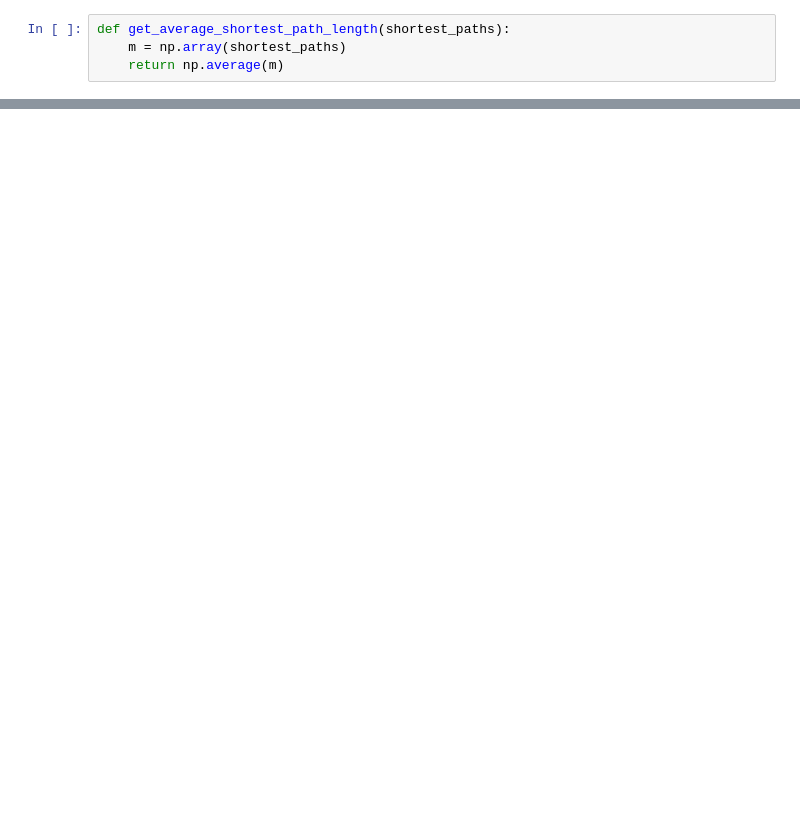
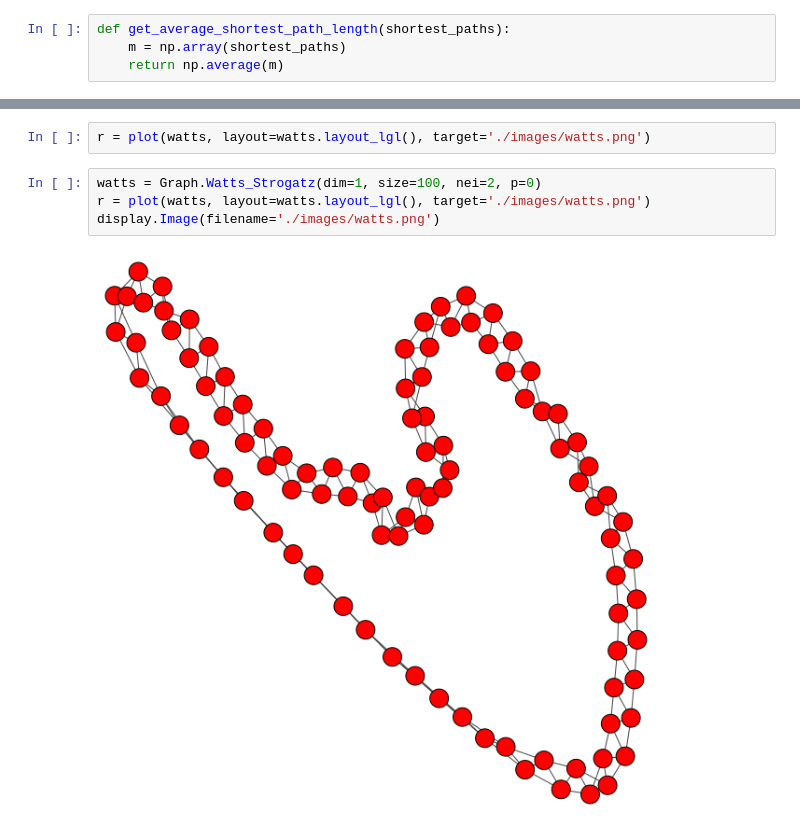
Before and after one commit to josepdecid/CAIM-FIB, a Jupyter notebook: S7/Untitled.ipynb, the cells around one changed output, grey strips where cells are left out. Saved outputs shown, nothing was run; the diff lists cells and outputs as text; blank space fills up the shorter version.

```diff
--- a/S7/Untitled.ipynb
+++ b/S7/Untitled.ipynb
@@ -33,0 +36,8 @@ plt.plot(p_list + [0], results, 'o')
+# %%
+r = plot(watts, layout=watts.layout_lgl(), target='./images/watts.png')
+# %%
+watts = Graph.Watts_Strogatz(dim=1, size=100, nei=2, p=0)
+r = plot(watts, layout=watts.layout_lgl(), target='./images/watts.png')
+display.Image(filename='./images/watts.png')
+# %% [output]
+[figure, added]
```
Also changed, not shown: parts of 5 cells of this notebook, 3 other files.
